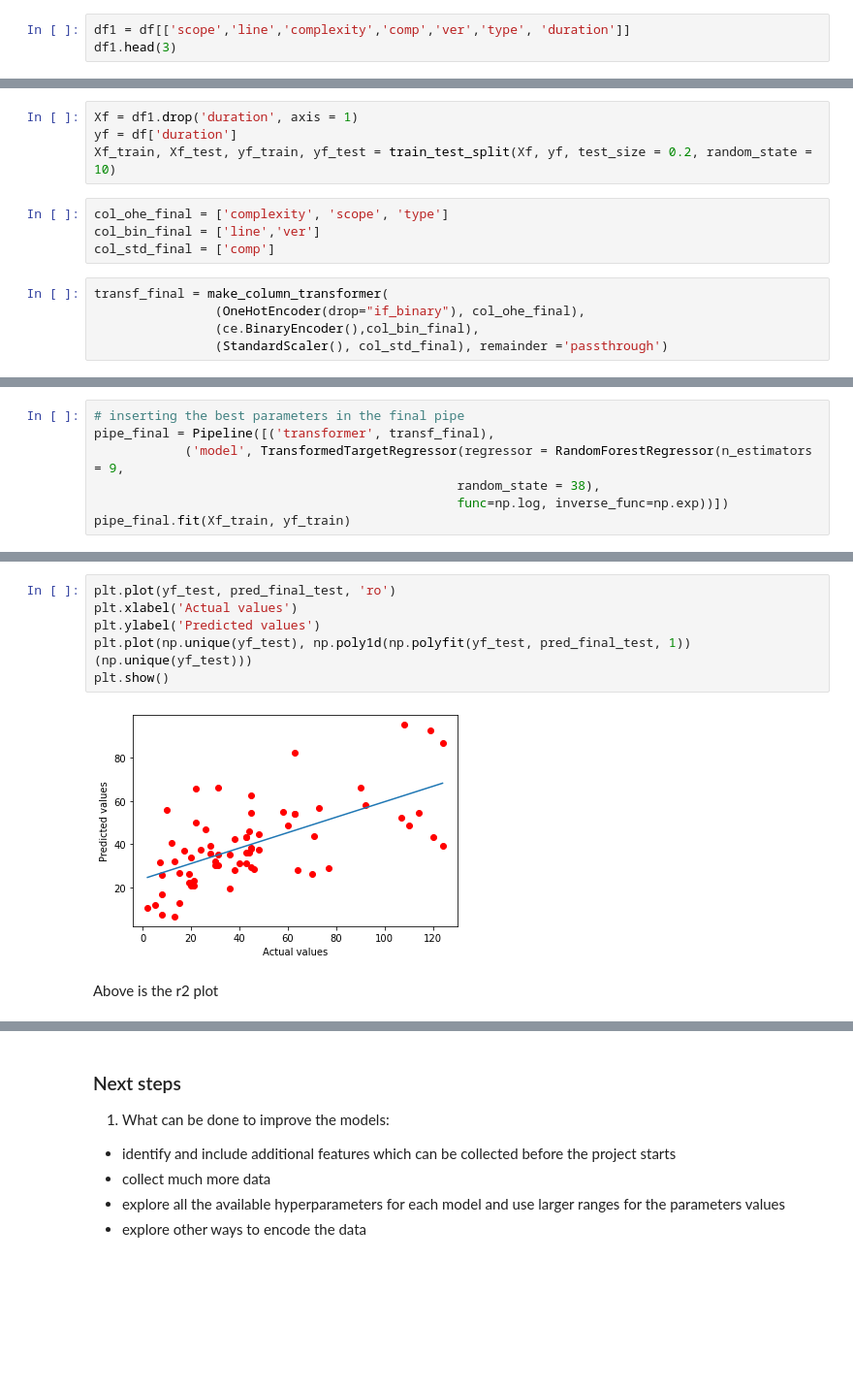
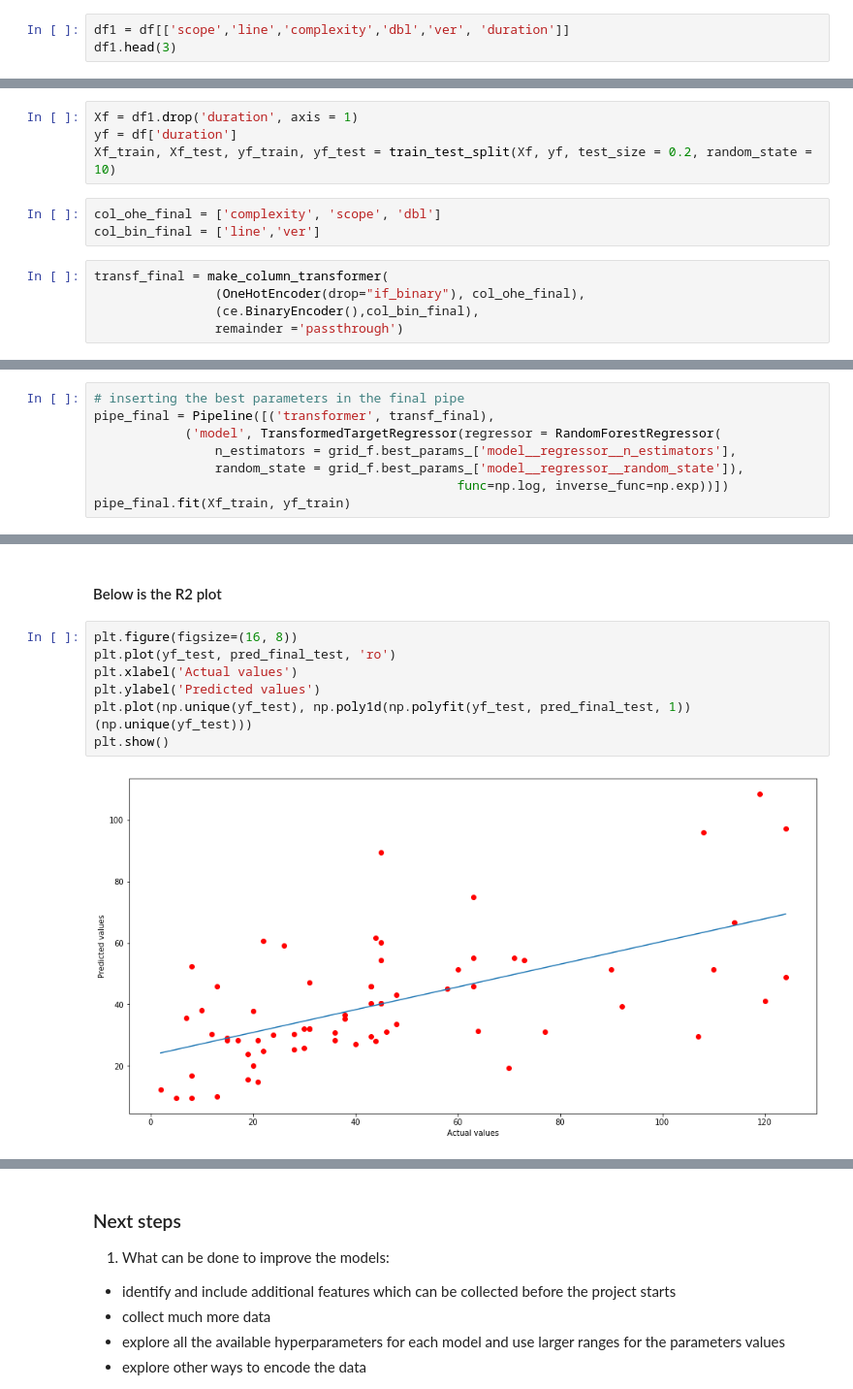
Before and after one commit to bogdangavril/BHMLAI-Capstone, a Jupyter notebook: Capstone-BG.ipynb, the cells around one changed output, grey strips where cells are left out. Shown at 97% size. Drawn from its saved outputs; the diff is of its cells as text; blank space fills up the shorter version.

```diff
--- a/Capstone-BG.ipynb
+++ b/Capstone-BG.ipynb
@@ -1038,4 +1117,4 @@ As the next step, we can try and run the model on an updated data set which take
 # %%
-df1 = df[['scope','line','complexity','comp','ver','type', 'duration']]
+df1 = df[['scope','line','complexity','dbl','ver', 'duration']]
 df1.head(3)
 # %% [output]
@@ -1048,14 +1127,13 @@ Xf = df1.drop('duration', axis = 1)
 yf = df['duration']
 Xf_train, Xf_test, yf_train, yf_test = train_test_split(Xf, yf, test_size = 0.2, random_state = 10)
 # %%
-col_ohe_final = ['complexity', 'scope', 'type']
+col_ohe_final = ['complexity', 'scope', 'dbl']
 col_bin_final = ['line','ver']
-col_std_final = ['comp']
 # %%
 transf_final = make_column_transformer(
                 (OneHotEncoder(drop="if_binary"), col_ohe_final),
                 (ce.BinaryEncoder(),col_bin_final),
-                (StandardScaler(), col_std_final), remainder ='passthrough')
+                remainder ='passthrough')
 # %%
 pipe_f = Pipeline([('transformer', transf_final),
             ('model', TransformedTargetRegressor(regressor = RandomForestRegressor(),
@@ -1119,8 +1195,9 @@ Best score: 0.2925901585889648
 # %%
 # inserting the best parameters in the final pipe
 pipe_final = Pipeline([('transformer', transf_final),
-            ('model', TransformedTargetRegressor(regressor = RandomForestRegressor(n_estimators = 9,
-                                                random_state = 38),
+            ('model', TransformedTargetRegressor(regressor = RandomForestRegressor(
+                n_estimators = grid_f.best_params_['model__regressor__n_estimators'],
+                random_state = grid_f.best_params_['model__regressor__random_state']),
                                                 func=np.log, inverse_func=np.exp))])
 pipe_final.fit(Xf_train, yf_train)
 # %% [output]
@@ -1155,13 +1259,14 @@ Pipe_final Accuracy Score: 0.36124569606842216
+# %% [markdown]
+#### Below is the R2 plot
 # %%
+plt.figure(figsize=(16, 8))
 plt.plot(yf_test, pred_final_test, 'ro')
 plt.xlabel('Actual values')
 plt.ylabel('Predicted values')
 plt.plot(np.unique(yf_test), np.poly1d(np.polyfit(yf_test, pred_final_test, 1))(np.unique(yf_test)))
 plt.show()
 # %% [output]
-[figure, old version]
+[figure, new version]
-# %% [markdown]
-Above is the r2 plot
 # %% [markdown]
 ### Conclusions
 1. The models can predict, but with very low score, even if the MAE is better than the baseline
```
Also changed, not shown: parts of 36 cells of this notebook, 1 other file.
